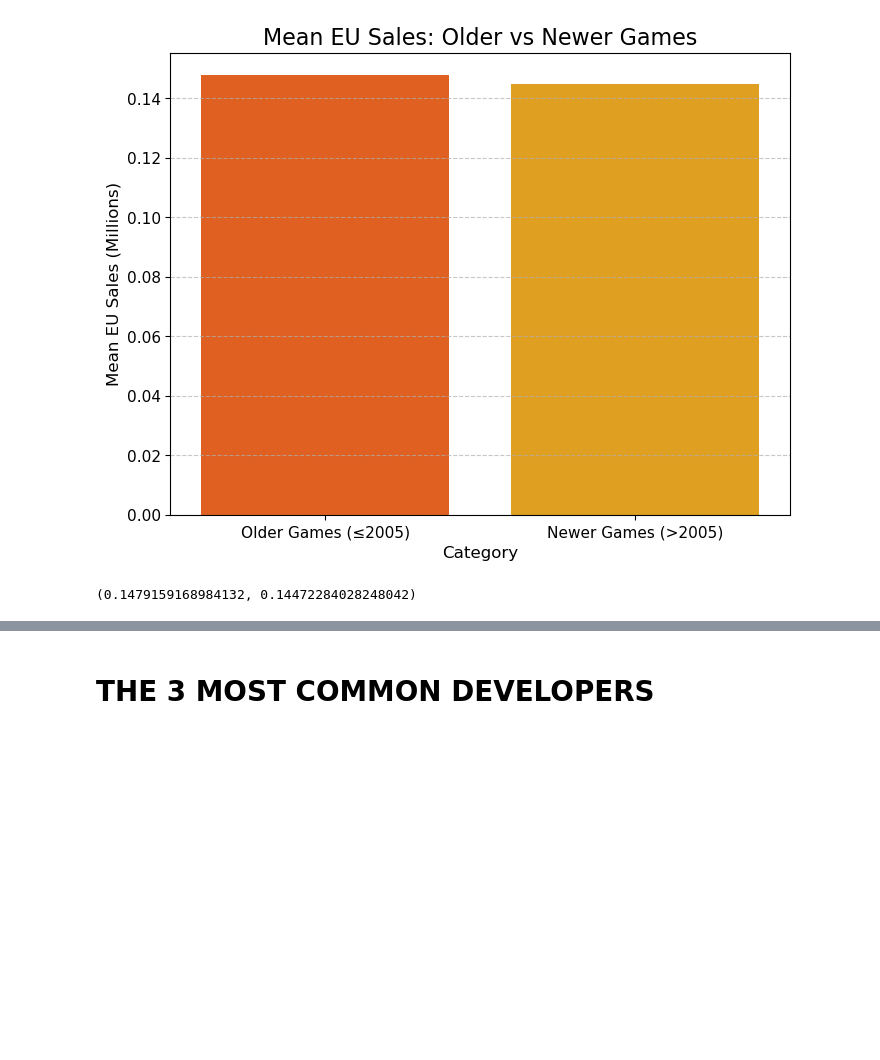
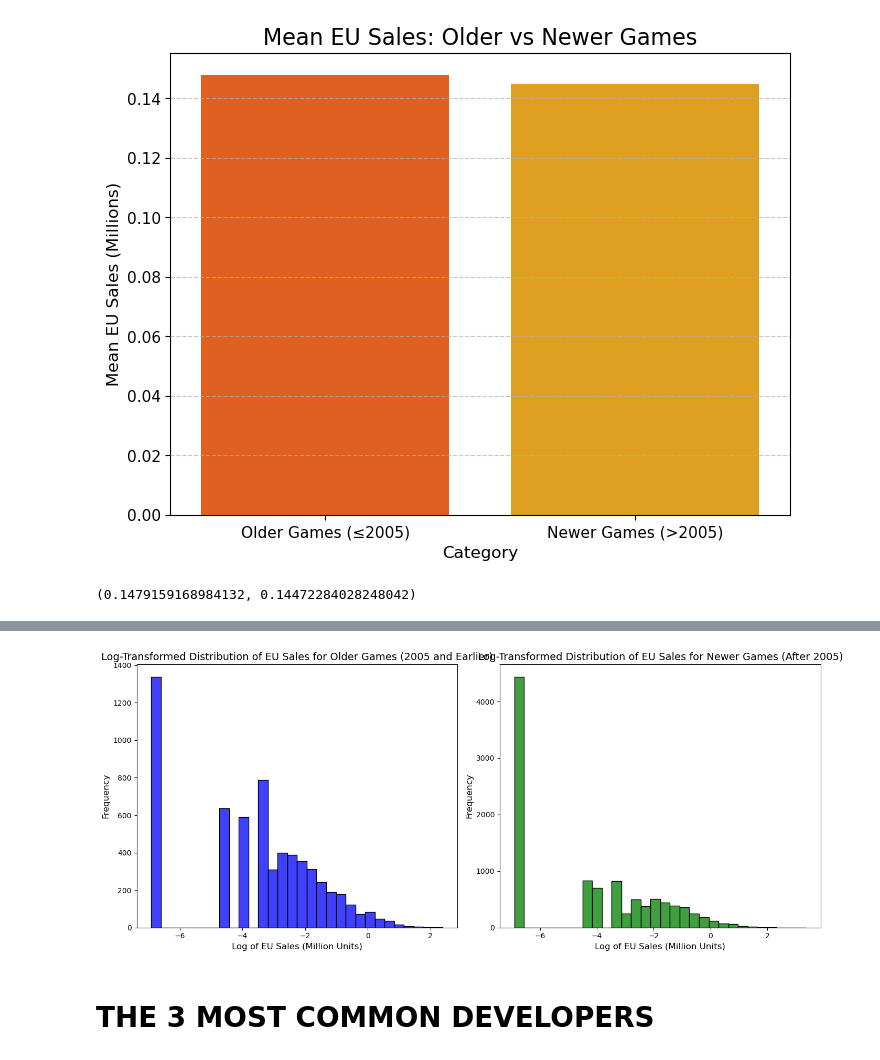
Before and after one commit to FedericoAriton99/CA-1-Data-Visualisation-Techniques, a Jupyter notebook: Federico_Ariton_DVizHDip_CA1.ipynb, the cells around one changed output, grey strips where cells are left out. Saved outputs shown, nothing was run; the diff lists cells and outputs as text; code cells hidden in the pictures; blank space fills up the shorter version.

Commit message:
apply log transformation

```diff
--- a/Federico_Ariton_DVizHDip_CA1.ipynb
+++ b/Federico_Ariton_DVizHDip_CA1.ipynb
@@ -369,3 +414,30 @@ plt.show()
+# %%
+# Applying log transformation to the sales data (adding a small constant to handle zero sales)
+older_games_sales_log = np.log(older_games_sales + 1e-3)
+newer_games_sales_log = np.log(newer_games_sales + 1e-3)
+
+# Visualization: Histograms for the log-transformed sales data
+plt.figure(figsize=(14, 6))
+
+# Histogram for older games (log-transformed)
+plt.subplot(1, 2, 1)
+sns.histplot(older_games_sales_log, bins=30, kde=False, color='blue')
+plt.title('Log-Transformed Distribution of EU Sales for Older Games (2005 and Earlier)', fontsize=14)
+plt.xlabel('Log of EU Sales (Million Units)', fontsize=12)
+plt.ylabel('Frequency', fontsize=12)
+
+# Histogram for newer games (log-transformed)
+plt.subplot(1, 2, 2)
+sns.histplot(newer_games_sales_log, bins=30, kde=False, color='green')
+plt.title('Log-Transformed Distribution of EU Sales for Newer Games (After 2005)', fontsize=14)
+plt.xlabel('Log of EU Sales (Million Units)', fontsize=12)
+plt.ylabel('Frequency', fontsize=12)
+
+# Display the plots
+plt.tight_layout()
+plt.show()
+# %% [output]
+[figure, added]
 # %% [markdown]
 # THE 3 MOST COMMON DEVELOPERS
 # %%
```
Also changed, not shown: parts of 16 cells of this notebook, 2 other files.
